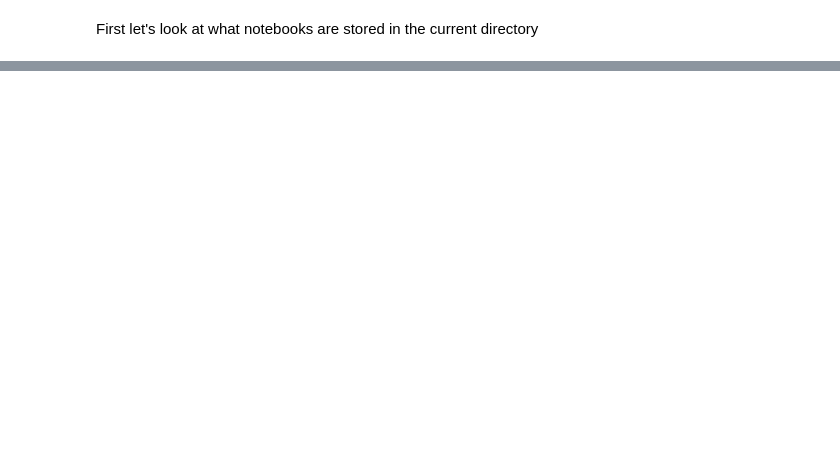
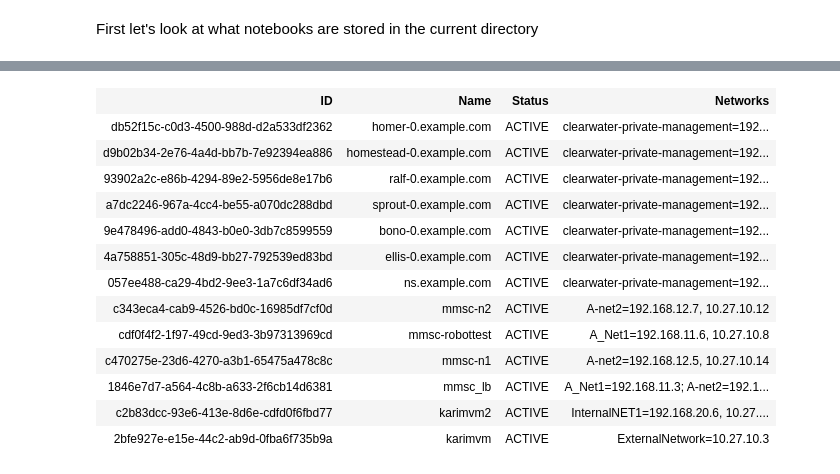
Before and after one commit to mjbright/jupyter-for-everything-else, a Jupyter notebook: OpenStack_CommandLine.ipynb, the cells around one changed output, grey strips where cells are left out. Cells and saved outputs as stored; diff of their text form; code cells hidden in the pictures; blank space fills up the shorter version.

Commit message:
Added/used highlight function

```diff
--- a/OpenStack_CommandLine.ipynb
+++ b/OpenStack_CommandLine.ipynb
@@ -91,3 +82,3 @@ openstack --os-cloud nfv5 server list --all-projects | html_table | html
 # %%
-function highlight_ACTIVE { sed 's/ACTIVE/<b><p style="color: #000; background-color: #0d0">ACTIVE<\/p><\/b>/'; }
+function highlight_ACTIVE { sed 's/ACTIVE/<b><p style="color: #000; background-color: lightgreen">ACTIVE<\/p><\/b>/'; }
 # %%
@@ -111,0 +101,17 @@ openstack --os-cloud nfv5 server list --all-projects | sed 's/ACTIVE/<b><p style
+# %%
+openstack --os-cloud nfv5 server list --all-projects | highlight_ACTIVE | html_table | html
+# %% [output]
+| ID | Name | Status | Networks |
+| db52f15c-c0d3-4500-988d-d2a533df2362 | homer-0.example.com | ACTIVE | clearwater-private-management=192... |
+| d9b02b34-2e76-4a4d-bb7b-7e92394ea886 | homestead-0.example.com | ACTIVE | clearwater-private-management=192... |
+| 93902a2c-e86b-4294-89e2-5956de8e17b6 | ralf-0.example.com | ACTIVE | clearwater-private-management=192... |
+| a7dc2246-967a-4cc4-be55-a070dc288dbd | sprout-0.example.com | ACTIVE | clearwater-private-management=192... |
+| 9e478496-add0-4843-b0e0-3db7c8599559 | bono-0.example.com | ACTIVE | clearwater-private-management=192... |
+| 4a758851-305c-48d9-bb27-792539ed83bd | ellis-0.example.com | ACTIVE | clearwater-private-management=192... |
+| 057ee488-ca29-4bd2-9ee3-1a7c6df34ad6 | ns.example.com | ACTIVE | clearwater-private-management=192... |
+| c343eca4-cab9-4526-bd0c-16985df7cf0d | mmsc-n2 | ACTIVE | A-net2=192.168.12.7, 10.27.10.12 |
+| cdf0f4f2-1f97-49cd-9ed3-3b97313969cd | mmsc-robottest | ACTIVE | A_Net1=192.168.11.6, 10.27.10.8 |
+| c470275e-23d6-4270-a3b1-65475a478c8c | mmsc-n1 | ACTIVE | A-net2=192.168.12.5, 10.27.10.14 |
+| 1846e7d7-a564-4c8b-a633-2f6cb14d6381 | mmsc_lb | ACTIVE | A_Net1=192.168.11.3; A-net2=192.1... |
+| c2b83dcc-93e6-413e-8d6e-cdfd0f6fbd77 | karimvm2 | ACTIVE | InternalNET1=192.168.20.6, 10.27.... |
+| 2bfe927e-e15e-44c2-ab9d-0fba6f735b9a | karimvm | ACTIVE | ExternalNetwork=10.27.10.3 |
```
Also changed, not shown: parts of 6 cells of this notebook.
